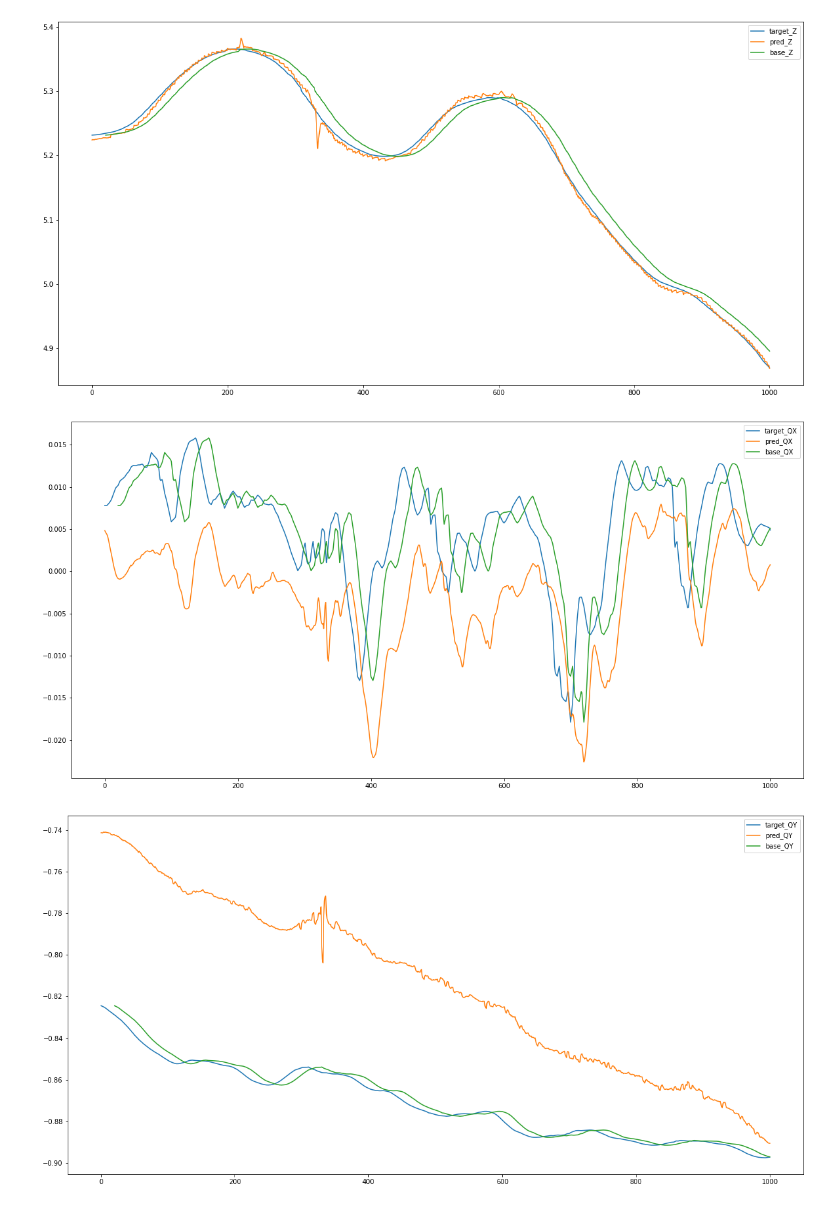
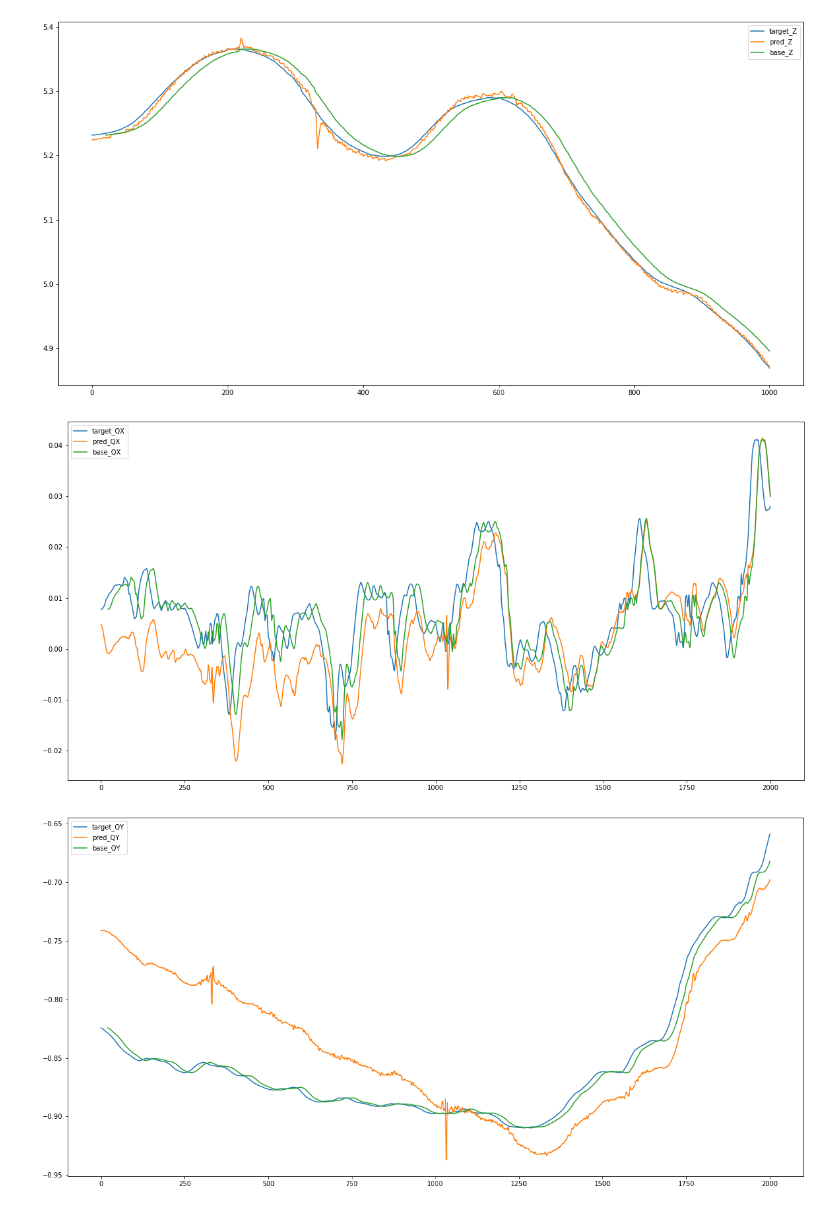
Before and after one commit to oleksa-oleksa/MasterThesis_UserPosition_6DOF, a Jupyter notebook: Development/notebooks/predictions_plots.ipynb, the cells around one changed output. Cells and saved outputs as stored; diff of their text form; code cells hidden in the pictures.

```diff
--- a/Development/notebooks/predictions_plots.ipynb
+++ b/Development/notebooks/predictions_plots.ipynb
@@ -1,7 +1,7 @@
 # %%
 import toml
 import matplotlib.pyplot as plt
-cfg = toml.load('../config.toml')
+cfg = toml.load('../UserPrediction6DOF/tools/config.toml')
 from matplotlib import pyplot as plt
 import pandas as pd
 import numpy as np
@@ -11,21 +11,12 @@ dest = '../results/plotter/pred_vs_real/'
 model = 'lstm1'
 
 targets = pd.read_csv('../results/targets/targets.csv')
-"""
-base_df = []
-for i in range(20):
-    base_df.append([None, None, None, None, None, None, None])
-#print(base_df)
-base_df = pd.DataFrame(base_df)
-"""
-
 base = pd.read_csv('../results/predictions/baseline/baseline_predictions.csv', names=["x", "y", "z", "qx", "qy", "qz", "qw"])
-# base = base_df.append(base_csv, ignore_index = True)
 
 dataset_lengh_sec = targets.shape[0]
 ts = np.arange(0, dataset_lengh_sec + cfg['dt'], cfg['dt'])
 
-predictions = pd.read_csv('../results/predictions/lstm1/0.013_lstm1_hid512_epochs500_batch128_08.08_083011.csv',
+predictions = pd.read_csv('../results/predictions/lstm1/MAE_pos_0.013_lstm1_hid512_batch128_epochs500_LR0.0001_every30_epochs_with_WD1e-12_for_LAT100_08.08_083011.csv',
                           names=["x", "y", "z", "qx", "qy", "qz", "qw"])
 # %%
 print(base.head(25))
@@ -189,23 +180,23 @@ comp20.savefig(dest20)
 # %%
 compare20 = 'qx'
 comp20 = plt.figure()
-plt.plot(targets.loc[0:1000, compare20],label='target_QX')
-plt.plot(predictions.loc[0:1000, compare20],label='pred_QX')
-plt.plot(base.loc[0:1000, compare20],label='base_QX')
+plt.plot(targets.loc[0:2000, compare20],label='target_QX')
+plt.plot(predictions.loc[0:2000, compare20],label='pred_QX')
+plt.plot(base.loc[0:2000, compare20],label='base_QX')
 comp20.set_figwidth(20)
 comp20.set_figheight(10)
 plt.legend()
 plt.show()
 dest20 = os.path.join(dest, f"{model}-{compare20}_base_pred_zoomed.pdf")
 comp20.savefig(dest20)
 # %% [output]
-[figure, old version]
+[figure, new version]
 # %%
 compare20 = 'qy'
 comp20 = plt.figure()
-plt.plot(targets.loc[0:1000, compare20],label='target_QY')
-plt.plot(predictions.loc[0:1000, compare20],label='pred_QY')
-plt.plot(base.loc[0:1000, compare20],label='base_QY')
+plt.plot(targets.loc[0:2000, compare20],label='target_QY')
+plt.plot(predictions.loc[0:2000, compare20],label='pred_QY')
+plt.plot(base.loc[0:2000, compare20],label='base_QY')
 comp20.set_figwidth(20)
 comp20.set_figheight(10)
 plt.legend()
@@ -213,7 +204,7 @@ plt.show()
 dest20 = os.path.join(dest, f"{model}-{compare20}_base_pred_zoomed.pdf")
 comp20.savefig(dest20)
 # %% [output]
-[figure, old version]
+[figure, new version]
 # %%
 compare20 = 'qz'
 comp20 = plt.figure()
```
Also changed, not shown: parts of 14 cells of this notebook, 27 other files.
